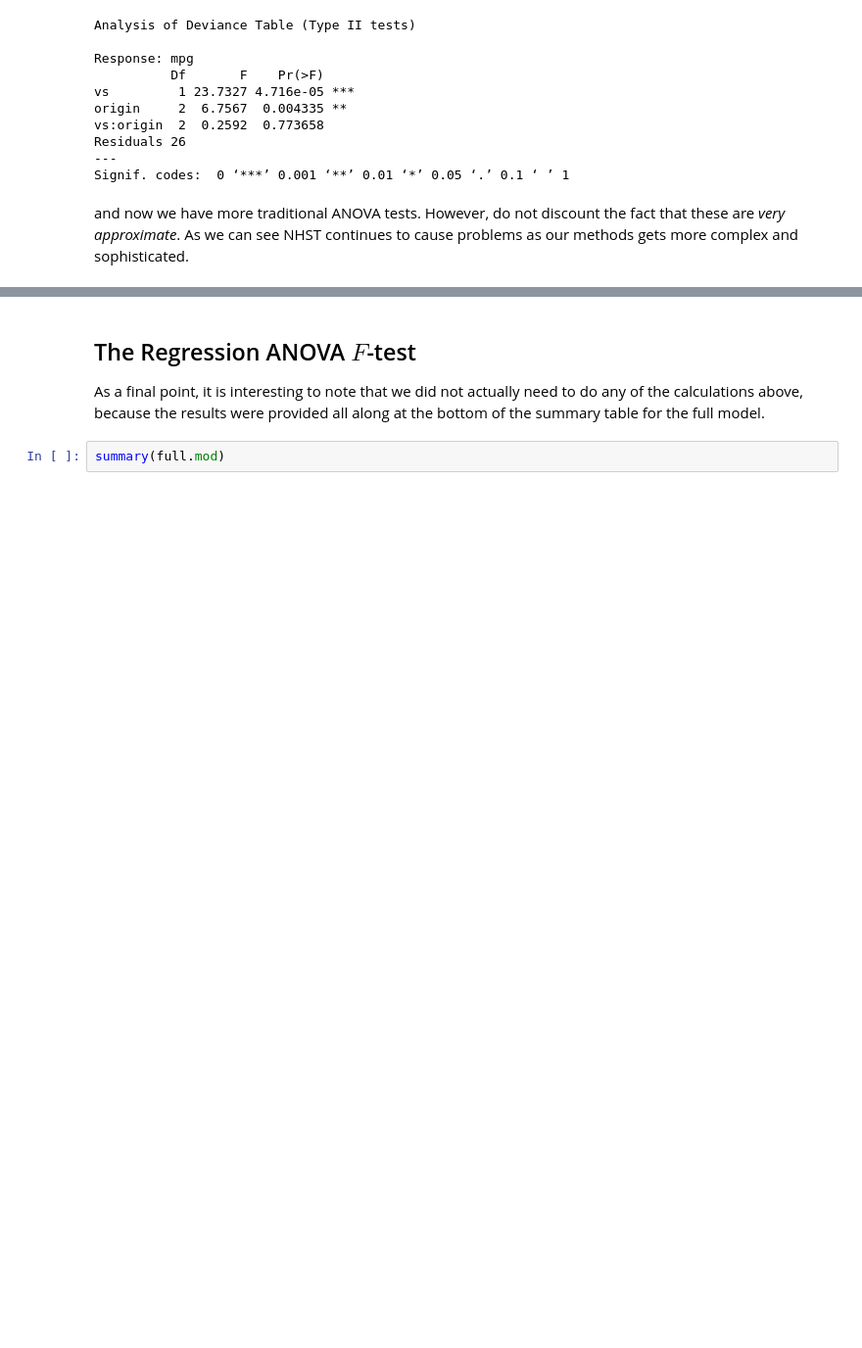
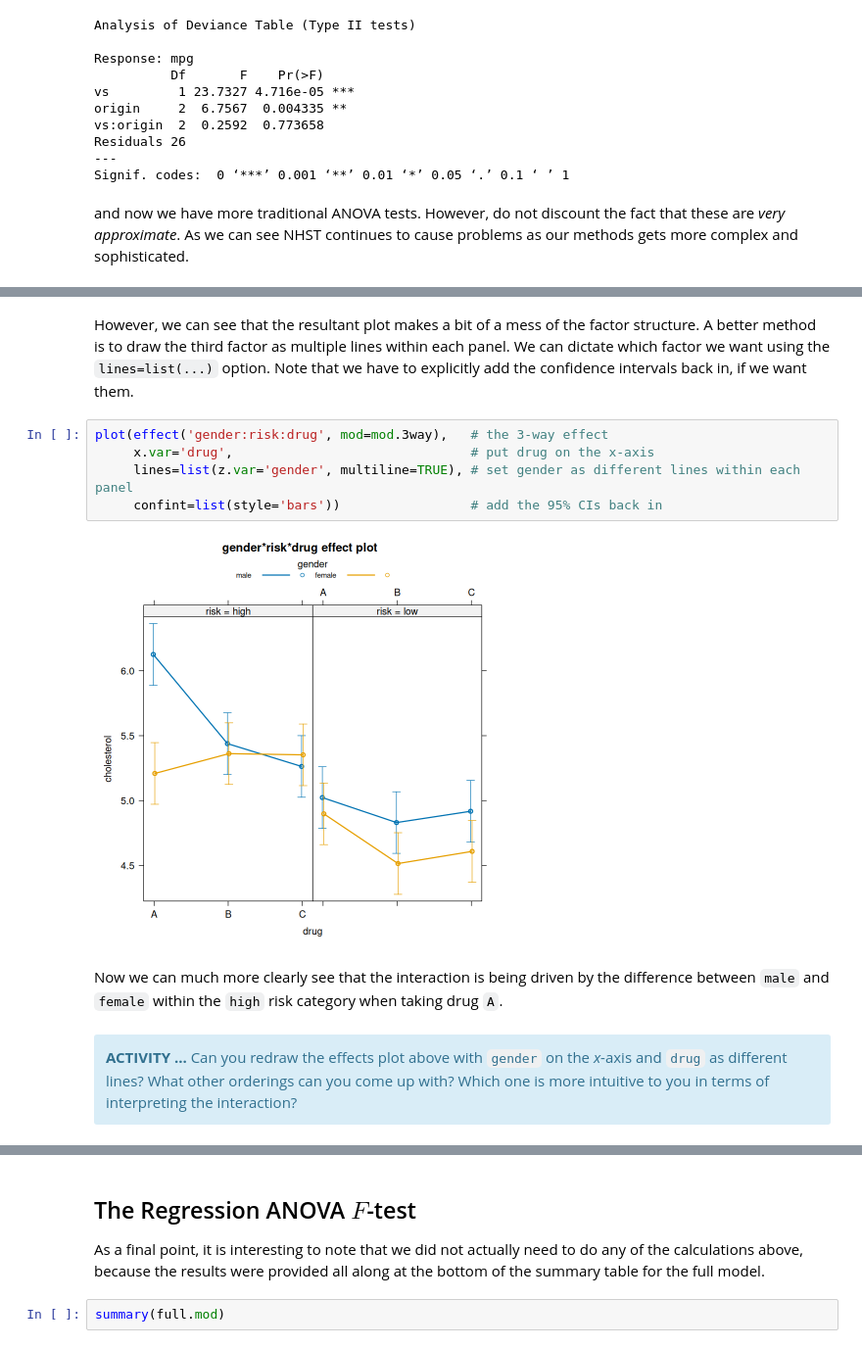
Before and after one commit to PCHN63101-Advanced-Data-Skills/Model-Comparisons-ANOVA, a Jupyter notebook: ANOVA-workshop.ipynb, the cells around one changed output, grey strips where cells are left out. Shown at 98% size. Drawn from its saved outputs; the diff is of its cells as text; blank space fills up the shorter version.

```diff
--- a/ANOVA-workshop.ipynb
+++ b/ANOVA-workshop.ipynb
@@ -254,0 +354,15 @@ and now we have more traditional ANOVA tests. However, do not discount the fact
+# %% [markdown]
+However, we can see that the resultant plot makes a bit of a mess of the factor structure. A better method is to draw the third factor as multiple lines within each panel. We can dictate which factor we want using the `lines=list(...)` option. Note that we have to explicitly add the confidence intervals back in, if we want them.
+# %%
+plot(effect('gender:risk:drug', mod=mod.3way),   # the 3-way effect
+     x.var='drug',                               # put drug on the x-axis
+     lines=list(z.var='gender', multiline=TRUE), # set gender as different lines within each panel
+     confint=list(style='bars'))                 # add the 95% CIs back in
+# %% [output]
+[figure, added]
+# %% [markdown]
+Now we can much more clearly see that the interaction is being driven by the difference between `male` and `female` within the `high` risk category when taking drug `A`.
+# %% [markdown]
+<div class="alert alert-block alert-info">
+<b>ACTIVITY ...</b> Can you redraw the effects plot above with <code>gender</code> on the <i>x</i>-axis and <code>drug</code> as different lines? What other orderings can you come up with? Which one is more intuitive to you in terms of interpreting the interaction?
+</div>
```
Also changed, not shown: parts of 26 cells of this notebook, 12 other files.
